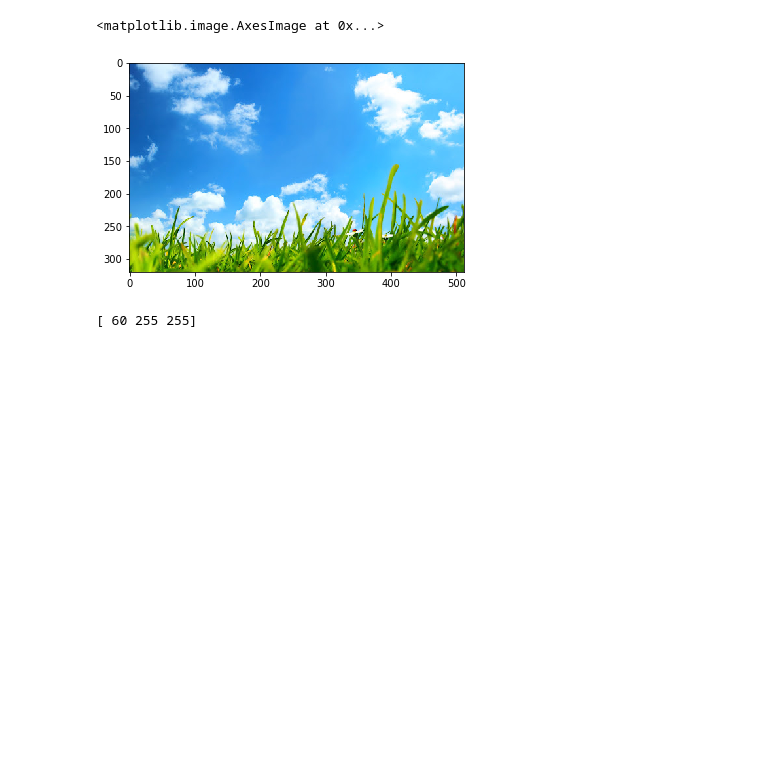
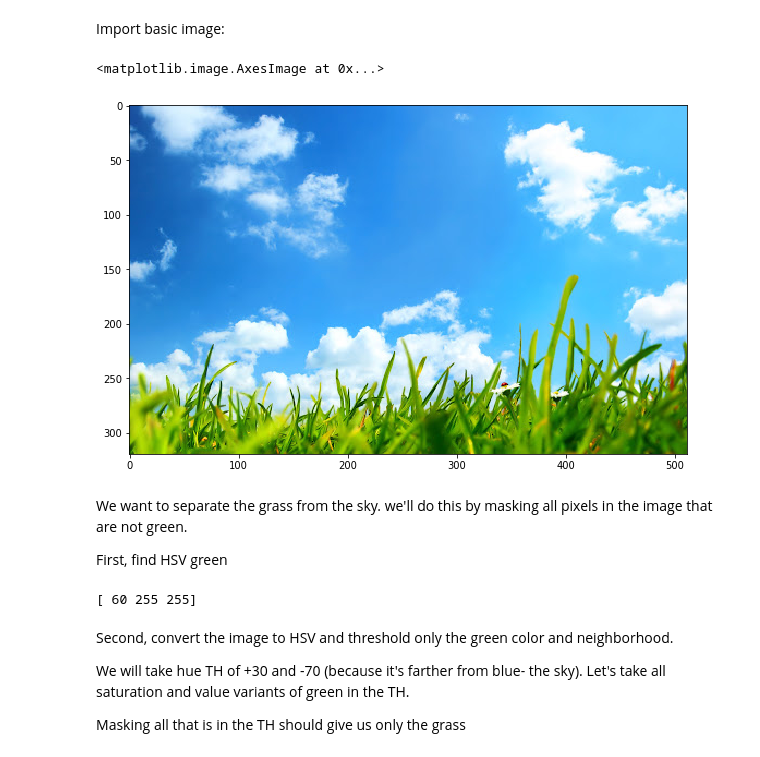
Before and after one commit to YoniChechik/AI_is_Math, a Jupyter notebook: c_02a_basic_image_processing/hsv.ipynb, the cells around one changed output. Cells and saved outputs as stored; diff of their text form; code cells hidden in the pictures; blank space fills up the shorter version.

```diff
--- a/c_02a_basic_image_processing/hsv.ipynb
+++ b/c_02a_basic_image_processing/hsv.ipynb
@@ -4,11 +14,19 @@
 import numpy as np
 import cv2
 import matplotlib.pyplot as plt
+
+figsize = (10,10)
+# %% [markdown]
+Import basic image:
 # %%
-frame = cv2.imread("grass.jpg")
-plt.figure()
-plt.imshow(cv2.cvtColor(frame,cv2.COLOR_BGR2RGB))
+im = cv2.imread("grass.jpg")
+plt.figure(figsize=figsize)
+plt.imshow(cv2.cvtColor(im,cv2.COLOR_BGR2RGB))
 # %% [output]
 <matplotlib.image.AxesImage at 0x...>
-[figure, old version]
+[figure, new version]
+# %% [markdown]
+We want to separate the grass from the sky. we'll do this by masking all pixels in the image that are not green.
+
+First, find HSV green
 # %%
@@ -18,4 +36,11 @@ print( hsv_green)
 # %% [output]
 [ 60 255 255]
+# %% [markdown]
+Second, convert the image to HSV and threshold only the green color and neighborhood.
+
+We will take hue TH of +30 and -70 (because it's farther from blue- the sky).
+Let's take all saturation and value variants of green in the TH.
+
+Masking all that is in the TH should give us only the grass
 # %%
 # Convert BGR to HSV
```
Also changed, not shown: parts of 4 cells of this notebook, 20 other files.
